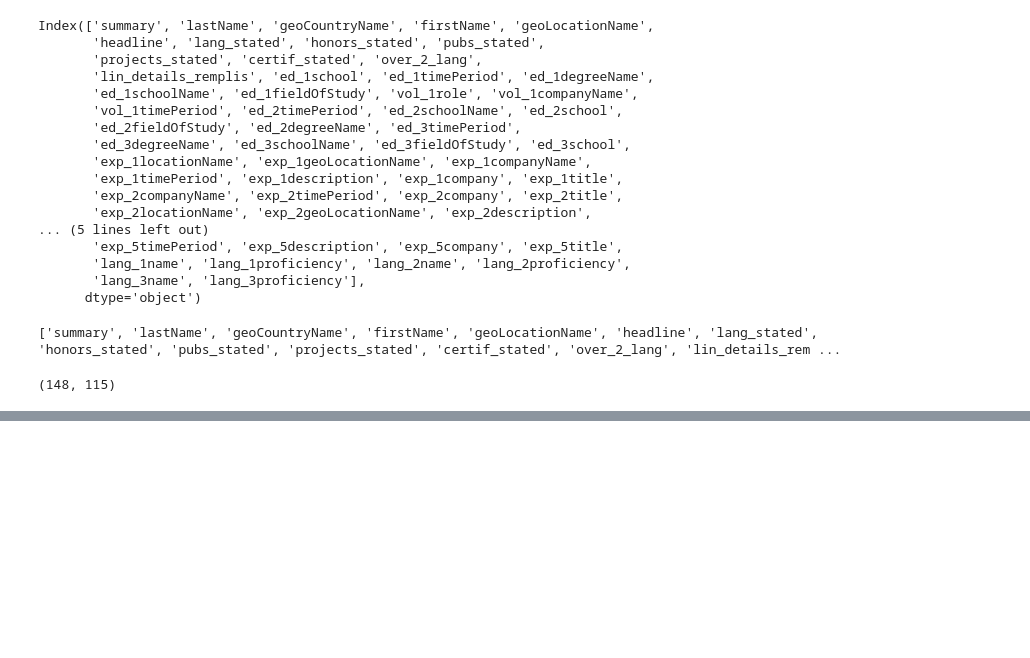
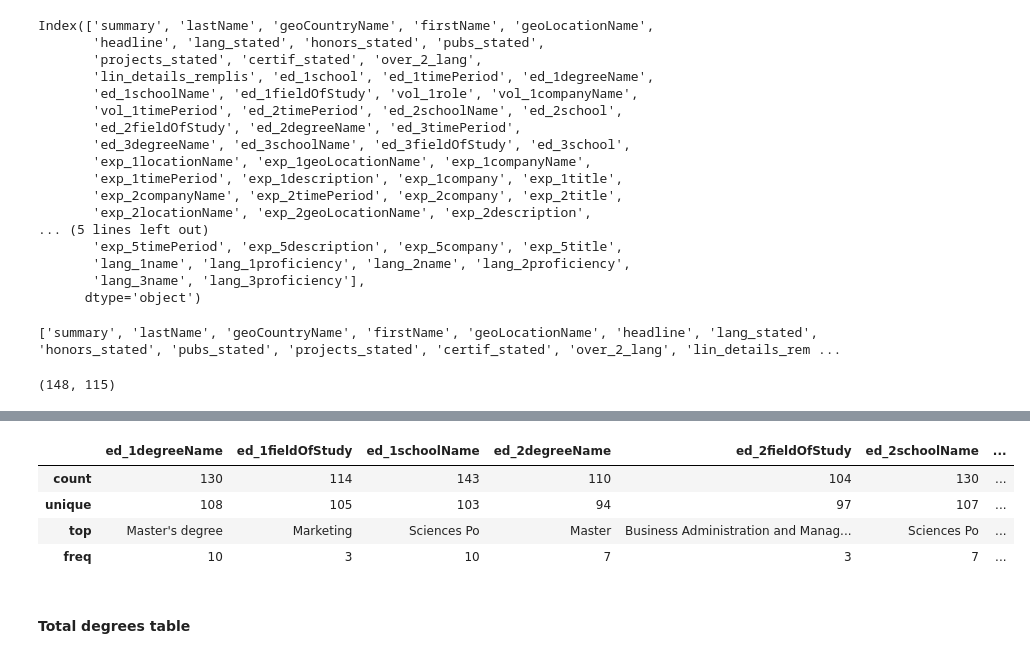
Before and after one commit to tatdef/IH_final_project, a Jupyter notebook: 5_modeling/making_database_3.ipynb, the cells around one changed output, grey strips where cells are left out. Cells and saved outputs as stored; diff of their text form; code cells hidden in the pictures; blank space fills up the shorter version.

```diff
--- a/5_modeling/making_database_3.ipynb
+++ b/5_modeling/making_database_3.ipynb
@@ -434,0 +454,8 @@ data.to_csv("//Users/tatianadeferaudy/Desktop/Bacasable/marche_CT/dataset3.csv",
+# %%
+data[ed_columns].describe(include='O')
+# %% [output]
+|  | ed_1degreeName | ed_1fieldOfStudy | ed_1schoolName | ed_2degreeName | ed_2fieldOfStudy | ed_2schoolName | ... |
+| count | 130 | 114 | 143 | 110 | 104 | 130 | ... |
+| unique | 108 | 105 | 103 | 94 | 97 | 107 | ... |
+| top | Master's degree | Marketing | Sciences Po | Master | Business Administration and Manag... | Sciences Po | ... |
+| freq | 10 | 3 | 10 | 7 | 3 | 7 | ... |
@@ -434,0 +500,2 @@ data.to_csv("//Users/tatianadeferaudy/Desktop/Bacasable/marche_CT/dataset3.csv",
+# %% [markdown]
+#### Total degrees table
```
Also changed, not shown: parts of 38 cells of this notebook.
